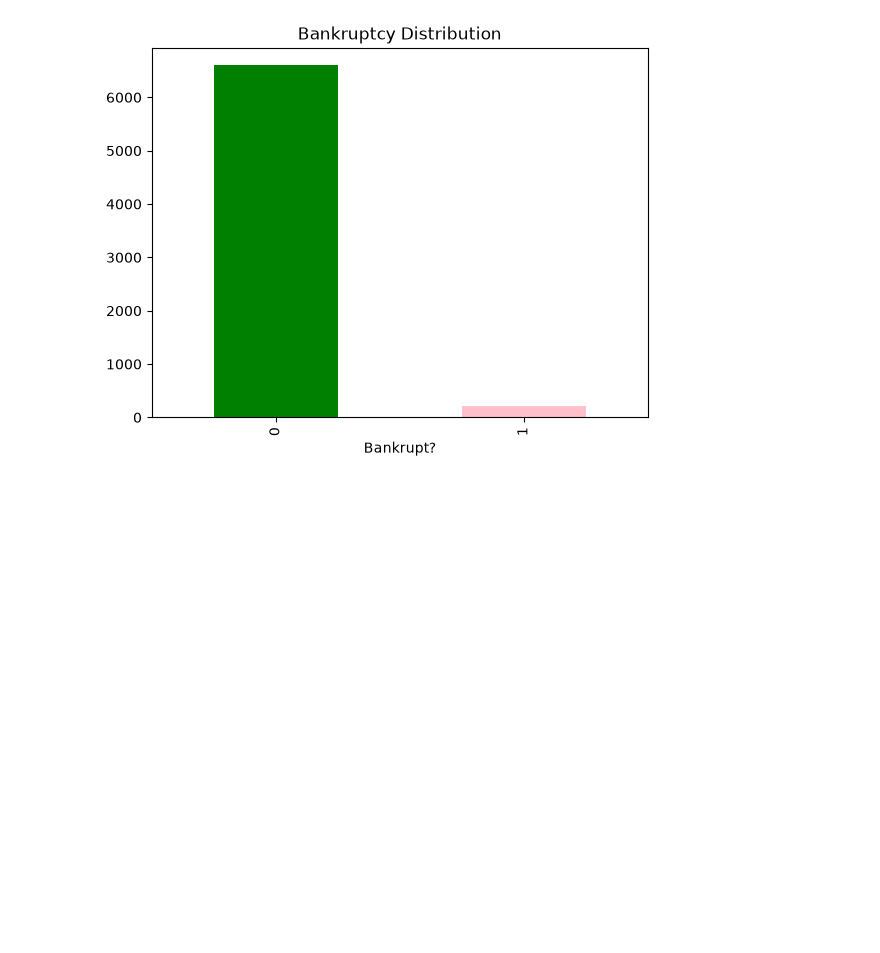
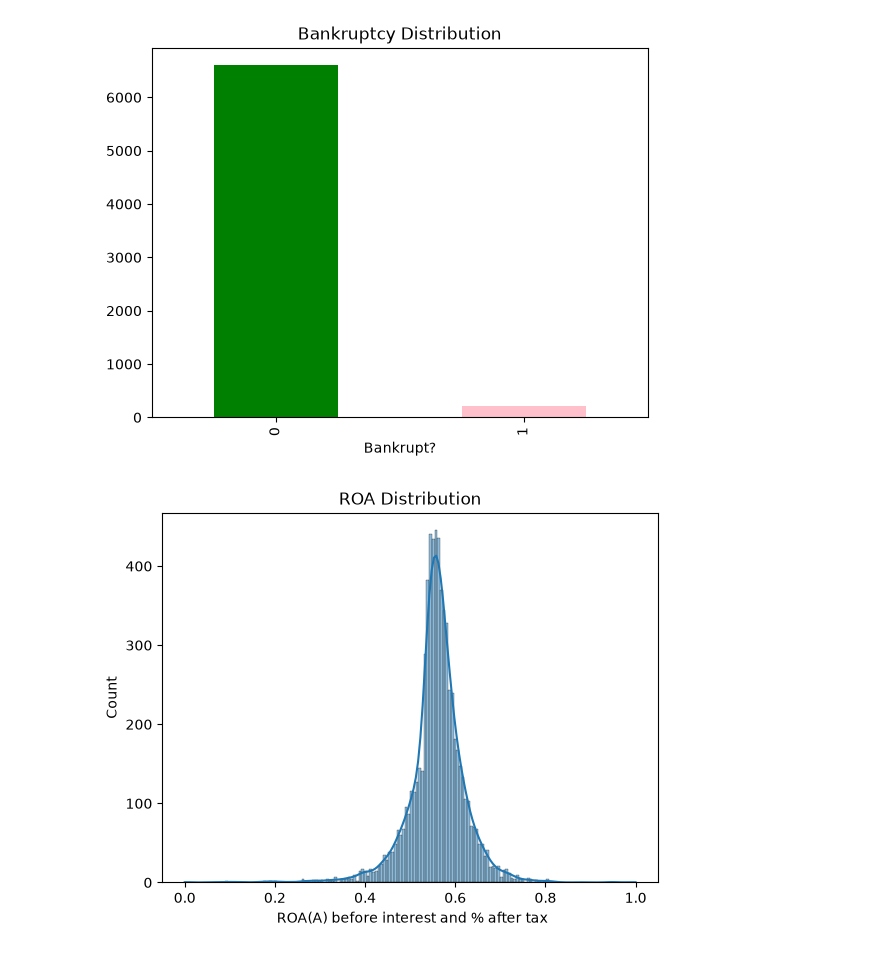
Before and after one commit to Donnnaa/stats_analysis_CA1_, a Jupyter notebook: STATS_CA1.ipynb, the cells around one changed output. Drawn from its saved outputs; the diff is of its cells as text; code cells hidden in the pictures; blank space fills up the shorter version.

```diff
--- a/STATS_CA1.ipynb
+++ b/STATS_CA1.ipynb
@@ -70,3 +70,9 @@ plt.title("Bankruptcy Distribution")
 plt.show()
 # %% [output]
 [figure]
+# %%
+sns.histplot(df[' ROA(A) before interest and % after tax'],kde=True)
+plt.title("ROA Distribution")
+plt.show()
+# %% [output]
+[figure, added]
```
Also changed, not shown: parts of 7 cells of this notebook.
